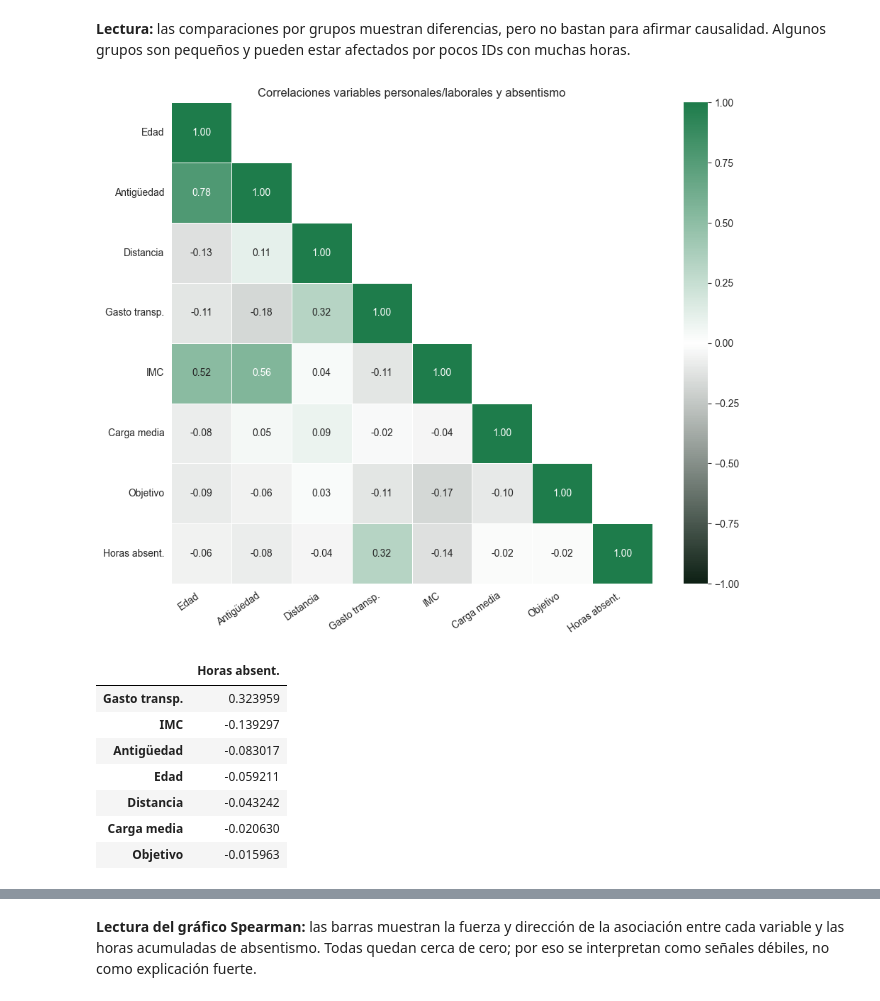
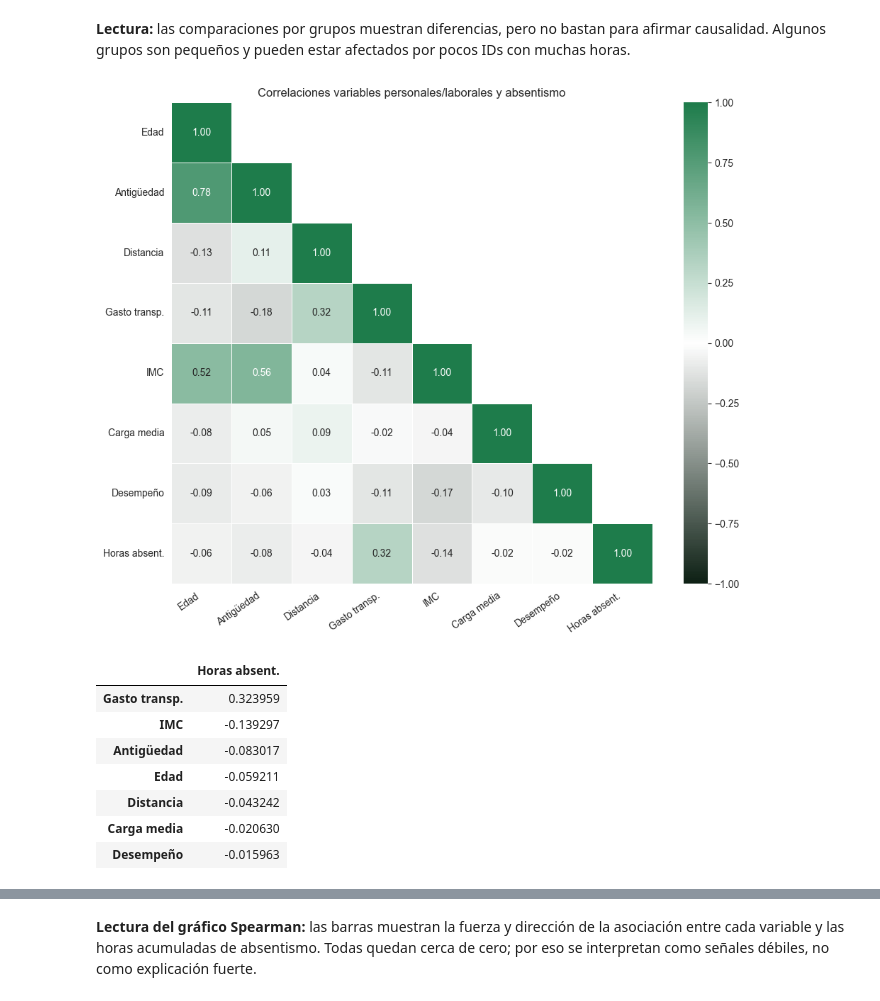
Before and after one commit to ITACADEMYprojectes/ProjecteData, a Jupyter notebook: Equip_31/Scripts/Notebooks/analisis_absentismo_01062026.ipynb, the cells around one changed output, grey strips where cells are left out. Saved outputs shown, nothing was run; the diff lists cells and outputs as text; code cells hidden in the pictures.

Commit message:
Modif desempeño en lugar de Objetivo

```diff
--- a/Equip_31/Scripts/Notebooks/analisis_absentismo_01062026.ipynb
+++ b/Equip_31/Scripts/Notebooks/analisis_absentismo_01062026.ipynb
@@ -234,35 +234,35 @@ corr = df_empleados[variables_corr].corr(method='spearman')
 labels_es = {
     'Age': 'Edad',
     'Service_time': 'Antigüedad',
     'Distance_Residence_Work': 'Distancia',
     'Transportation_expense': 'Gasto transp.',
     'BMI_calculated': 'IMC',
     'Work_load_Average_day': 'Carga media',
-    'Hit_target': 'Objetivo',
+    'Hit_target': 'Desempeño',
     'horas_totales': 'Horas absent.'
 }
 
 corr = corr.rename(index=labels_es, columns=labels_es)
 
 cmap_verde = LinearSegmentedColormap.from_list(
     'verde_blanco_verde', ['#0d2014', '#ffffff', '#1e7c4b']
 )
 mask = np.triu(np.ones_like(corr, dtype=bool), k=1)
 
 plt.figure(figsize=(10, 8), facecolor='none')
 plt.gcf().patch.set_alpha(0)
 ax = sns.heatmap(
     corr, annot=True, fmt='.2f', cmap=cmap_verde, center=0,
     mask=mask, square=True, vmin=-1, vmax=1, linewidths=0.5
 )
 ax.set_facecolor('none')
 plt.title('Correlaciones variables personales/laborales y absentismo')
 plt.xticks(rotation=35, ha='right')
 plt.yticks(rotation=0)
 plt.tight_layout()
 plt.show()
 # %% [output]
-[figure, old version]
+[figure, new version]
 # %%
 correlacion_absentismo = (
     corr[['Horas absent.']]
@@ -279,7 +279,7 @@ correlacion_absentismo
 | Edad | -0.059211 |
 | Distancia | -0.043242 |
 | Carga media | -0.020630 |
-| Objetivo | -0.015963 |
+| Desempeño | -0.015963 |
 # %%
 correlacion_plot = (
     correlacion_absentismo
```
Also changed, not shown: parts of 1 cell of this notebook.
